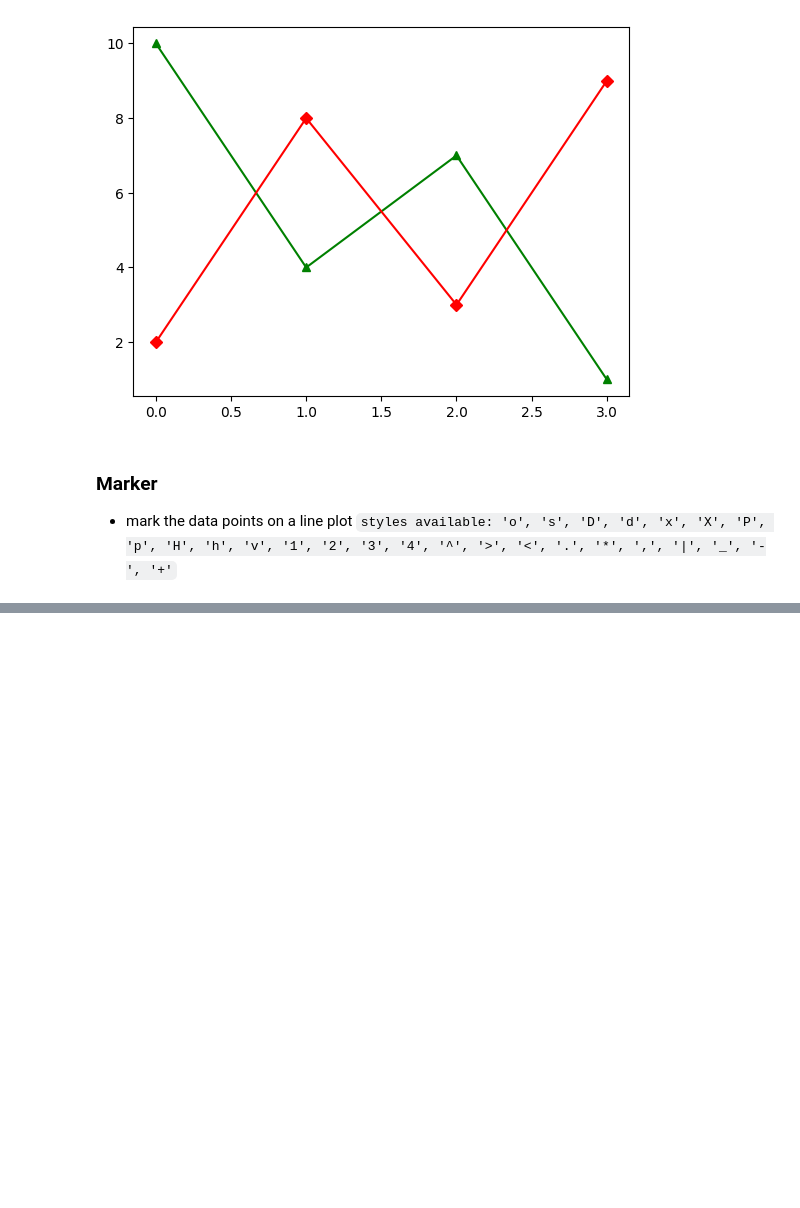
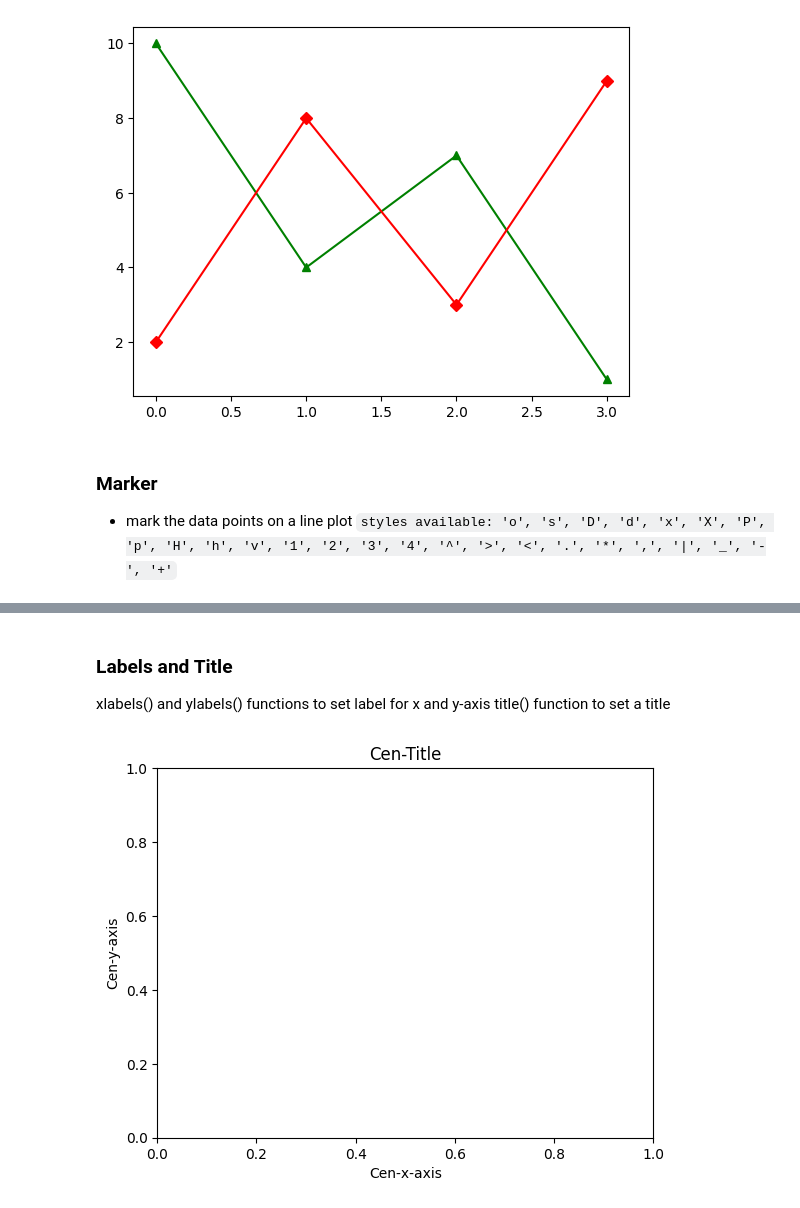
Before and after one commit to Cemputus/Python-libraries, a Jupyter notebook: matplotlib/introduction-to-matplotlib.ipynb, the cells around one changed output, grey strips where cells are left out. Cells and saved outputs as stored; diff of their text form; code cells hidden in the pictures; blank space fills up the shorter version.

```diff
--- a/matplotlib/introduction-to-matplotlib.ipynb
+++ b/matplotlib/introduction-to-matplotlib.ipynb
@@ -126,0 +122,11 @@ Penguin can not fly
+# %% [markdown]
+### Labels and Title
+xlabels() and ylabels() functions to set label for x and y-axis title() function to set a title
+# %%
+plt.title('Cen-Title')
+plt.xlabel('Cen-x-axis')
+plt.ylabel('Cen-y-axis')
+
+plt.show()
+# %% [output]
+[figure, added]
```
Also changed, not shown: parts of 69 cells of this notebook, 2 other files.
